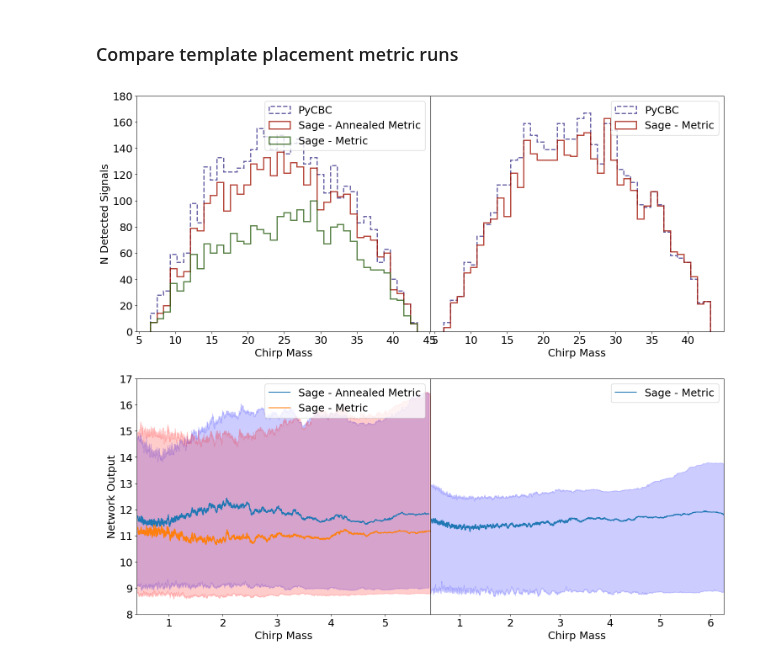
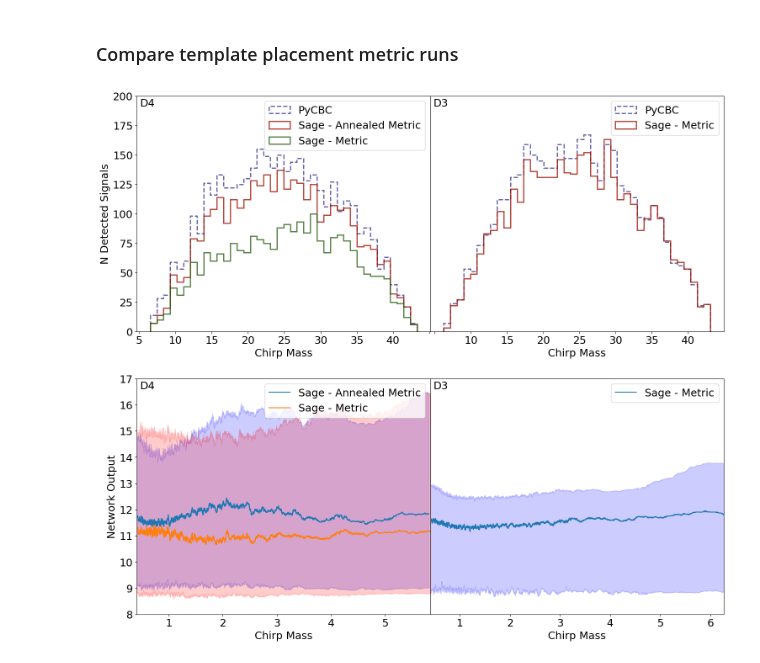
Before and after one commit to nnarenraju/sage, a Jupyter notebook: notebooks/evaluation_plots.ipynb, the cells around one changed output. Drawn from its saved outputs; the diff is of its cells as text; code cells hidden in the pictures.

Commit message:
Prettifying the annealing run comparison plot

```diff
--- a/notebooks/evaluation_plots.ipynb
+++ b/notebooks/evaluation_plots.ipynb
@@ -1701,9 +1701,10 @@ bins = np.histogram(np.hstack((mchirp_annealed, mchirp_metric, mchirp_pycbc)), b
 ax[0][0].hist(mchirp_pycbc, density=False, bins=bins, alpha=0.8, histtype='step', color=colors_histogram[0], linewidth=2.0, linestyle='dashed', label='PyCBC')
 ax[0][0].hist(mchirp_annealed, density=False, bins=bins, alpha=0.8, histtype='step', color=colors_histogram[1], linewidth=2.0, linestyle='solid', label='Sage - Annealed Metric')
 ax[0][0].hist(mchirp_metric, density=False, bins=bins, alpha=0.8, histtype='step', color='#295e11', linewidth=2.0, linestyle='solid', label='Sage - Metric')
-ax[0][0].set_ylim(0.0, 180.0)
+ax[0][0].set_ylim(0.0, 200.0)
 ax[0][0].set_ylabel('N Detected Signals')
 ax[0][0].set_xlabel('Chirp Mass')
+ax[0][0].text(.01, .99, 'D4', ha='left', va='top', transform=ax[0][0].transAxes)
 ax[0][0].legend()
 
 bins = np.histogram(np.hstack((data_pycbc['mchirp'], mchirp_metric_d3)), bins=40)[1]
@@ -1711,9 +1712,13 @@ ax[0][1].hist(mchirp_pycbc_d3, density=False, bins=bins, alpha=0.8, histtype='st
 ax[0][1].hist(mchirp_metric_d3, density=False, bins=bins, alpha=0.8, histtype='step', color=colors_histogram[1], linewidth=2.0, linestyle='solid', label='Sage - Metric')
 ax[0][1].set_yticklabels([])
 ax[0][1].set_yticks([])
-ax[0][1].set_ylim(0.0, 180.0)
+ax[0][1].set_ylim(0.0, 200.0)
 ax[0][1].set_xlabel('Chirp Mass')
+ax[0][1].text(.01, .99, 'D3', ha='left', va='top', transform=ax[0][1].transAxes)
 ax[0][1].legend()
+
+plt.setp(ax[0][0].get_xticklabels()[-2:], visible=False)
+plt.setp(ax[0][1].get_xticklabels()[:2], visible=False)
 
 vout_1 = "/home/nnarenraju/Research/ORChiD/RUNS/KennebecAnnealed_1epoch_validation_Sept7/validation_output.hdf"
 vout_2 = "/home/nnarenraju/Research/ORChiD/RUNS/MetricLatest_1epoch_validation_Sept7/validation_output.hdf"
@@ -1764,31 +1769,33 @@ ax[1][0].fill_between(plot_data[:,0], plot_data[:,2], plot_data[:,3], color='blu
 # Smoothing and calculating error bars
 split = sliding_window_view(req_signal_data_2, 1000, axis=0)
 # Find mean of each chunk
 plot_data = np.array([[chunk[1][0], np.median(chunk[0]), np.percentile(chunk[0], 5), np.percentile(chunk[0], 95)] for chunk in split])
 # Plotting the above data for the given parameter
 ax[1][0].plot(plot_data[:,0], plot_data[:,1], label='Sage - Metric')
 ax[1][0].set_xlim(min(plot_data[:,0]), max(plot_data[:,0]))
 ax[1][0].fill_between(plot_data[:,0], plot_data[:,2], plot_data[:,3], color='red', alpha = 0.2)
 ax[1][0].set_ylim(8.0, 17.0)
 ax[1][0].set_xlabel('Chirp Mass')
 ax[1][0].set_ylabel('Network Output')
+ax[1][0].text(.01, .99, 'D4', ha='left', va='top', transform=ax[1][0].transAxes)
 ax[1][0].legend()
 
 # Smoothing and calculating error bars
 split = sliding_window_view(req_signal_data_3, 1000, axis=0)
 # Find mean of each chunk
 plot_data = np.array([[chunk[1][0], np.median(chunk[0]), np.percentile(chunk[0], 5), np.percentile(chunk[0], 95)] for chunk in split])
 # Plotting the above data for the given parameter
 ax[1][1].plot(plot_data[:,0], plot_data[:,1], label='Sage - Metric')
 ax[1][1].set_xlim(min(plot_data[:,0]), max(plot_data[:,0]))
 ax[1][1].fill_between(plot_data[:,0], plot_data[:,2], plot_data[:,3], color='blue', alpha = 0.2)
 ax[1][1].set_ylim(8.0, 17.0)
 ax[1][1].set_xlabel('Chirp Mass')
 ax[1][1].set_yticklabels([])
 ax[1][1].set_yticks([])
+ax[1][1].text(.01, .99, 'D3', ha='left', va='top', transform=ax[1][1].transAxes)
 ax[1][1].legend()
 
 plt.savefig('./evaluation_plots/compare_metric_runs.png', bbox_inches='tight', dpi=500)
 plt.show()
 # %% [output]
-[figure, old version]
+[figure, new version]
```
